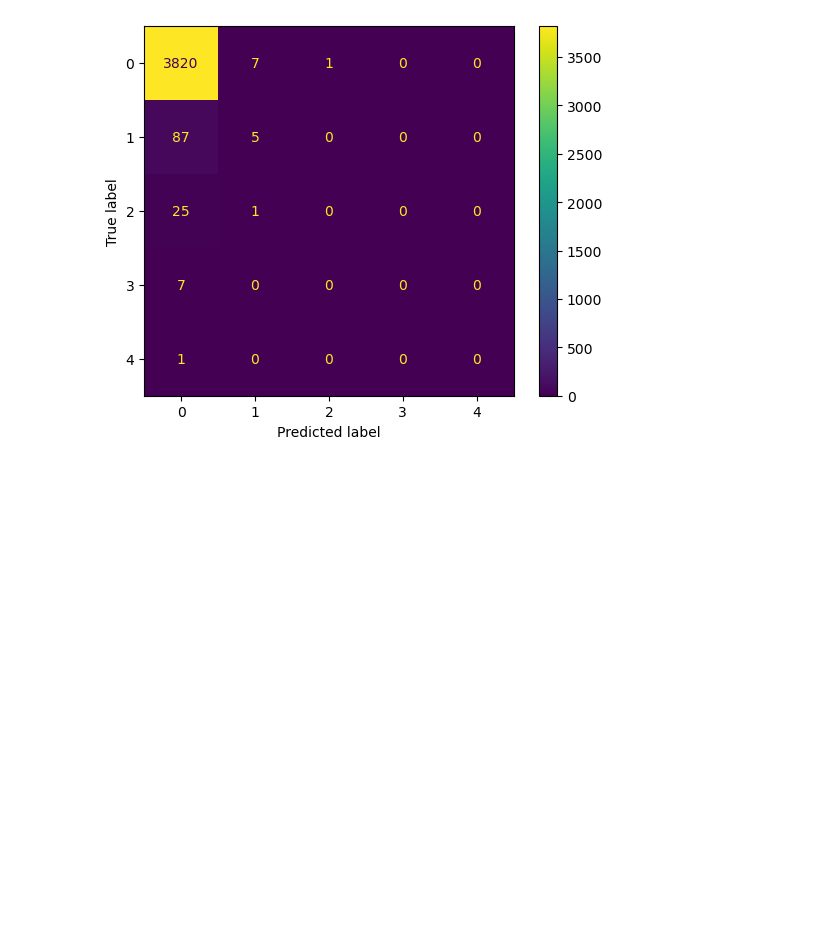
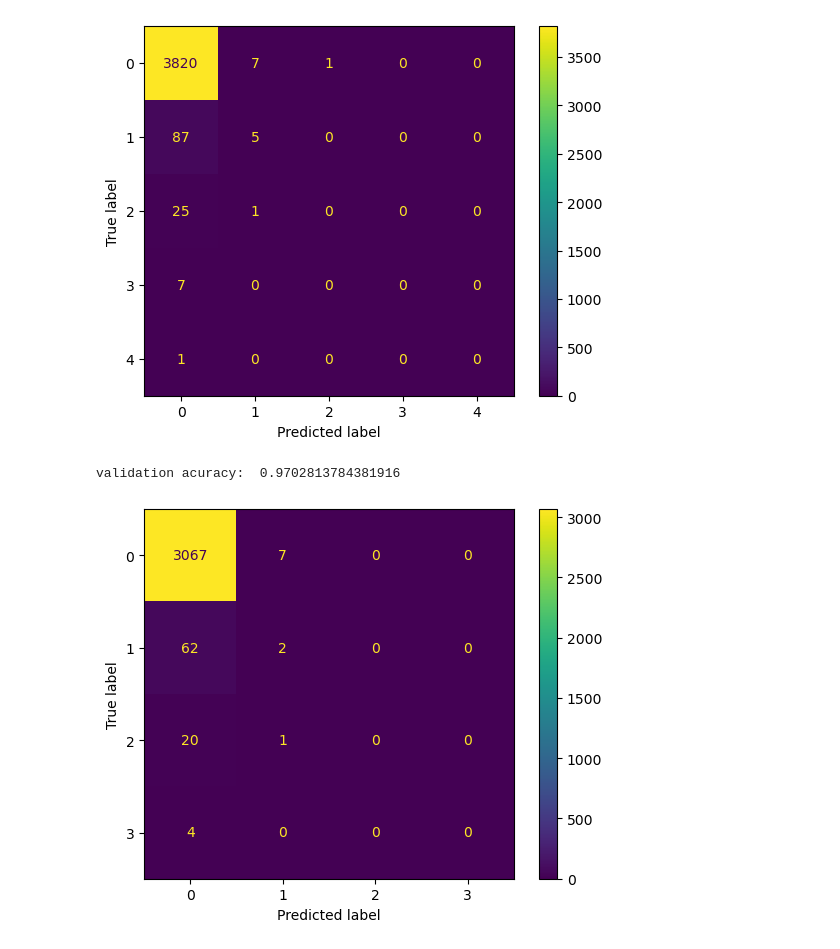
Before and after one commit to tmayer10/talkin-ball-with-Santerre, a Jupyter notebook: EDA.ipynb, the cells around one changed output. Cells and saved outputs as stored; diff of their text form; code cells hidden in the pictures; blank space fills up the shorter version.

```diff
--- a/EDA.ipynb
+++ b/EDA.ipynb
@@ -305,3 +326,15 @@ disp.plot()
 plt.show()
 # %% [output]
 [figure]
+# %%
+y_test_pred = clf.predict(X_test)
+print("validation acuracy: ", clf.score(X_test, y_test))
+# %% [output]
+validation acuracy:  0.9702813784381916
+# %%
+cm = confusion_matrix(y_test, y_test_pred)
+disp = ConfusionMatrixDisplay(confusion_matrix=cm)
+disp.plot()
+plt.show()
+# %% [output]
+[figure, added]
```
Also changed, not shown: parts of 3 cells of this notebook.
